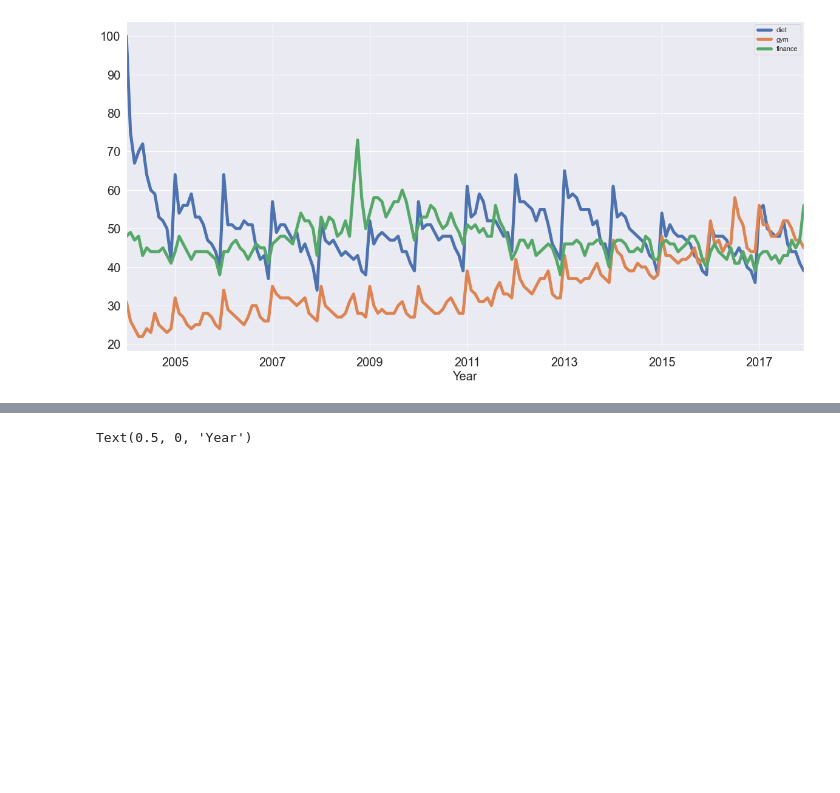
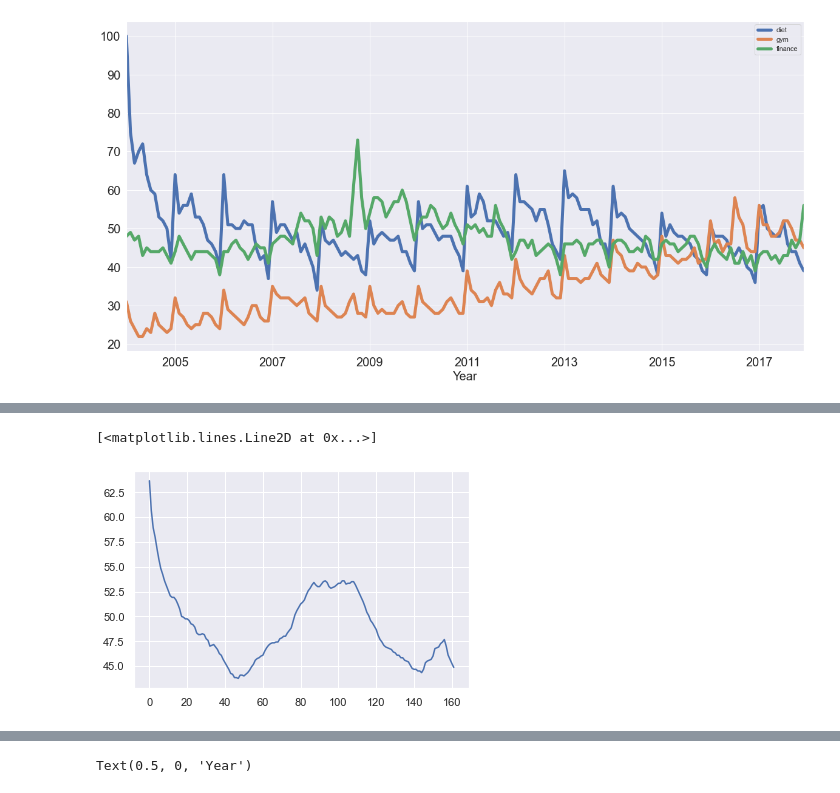
Before and after one commit to Dahadera/toiLabs, a Jupyter notebook: toiLab6/toi6notebook.ipynb, the cells around one changed output, grey strips where cells are left out. Drawn from its saved outputs; the diff is of its cells as text; code cells hidden in the pictures; blank space fills up the shorter version.

```diff
--- a/toiLab6/toi6notebook.ipynb
+++ b/toiLab6/toi6notebook.ipynb
@@ -60,2 +60,11 @@ plt.xlabel('Year', fontsize=20);
+# %%
+x = np.asarray(df[['diet']])
+win_size = 12
+win_half = int(win_size / 2)
+diet_smooth = np.array([x[(idx-win_half):(idx+win_half)].mean() for idx in np.arange(win_half, len(x))])
+plt.plot(diet_smooth)
+# %% [output]
+[<matplotlib.lines.Line2D at 0x...>]
+[figure, added]
 # %%
 gym = df['gym']
```
Also changed, not shown: parts of 12 cells of this notebook, 2 other files.
